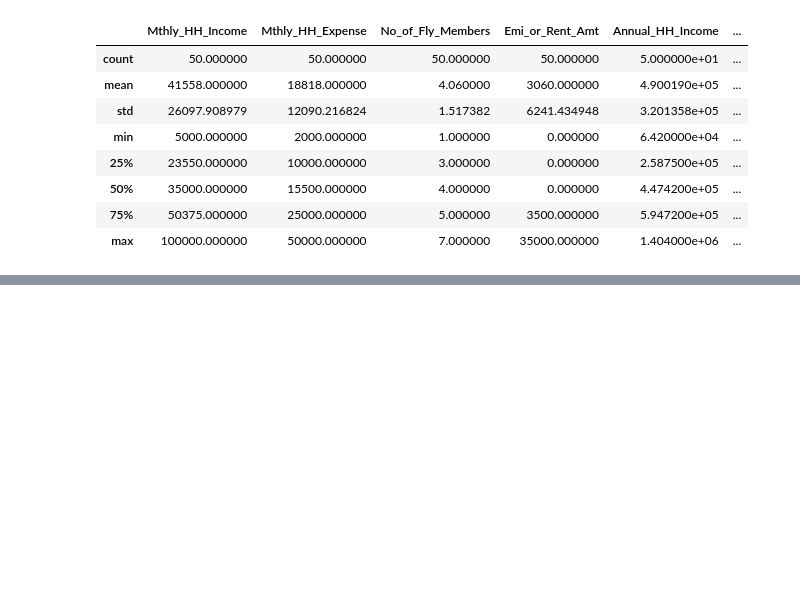
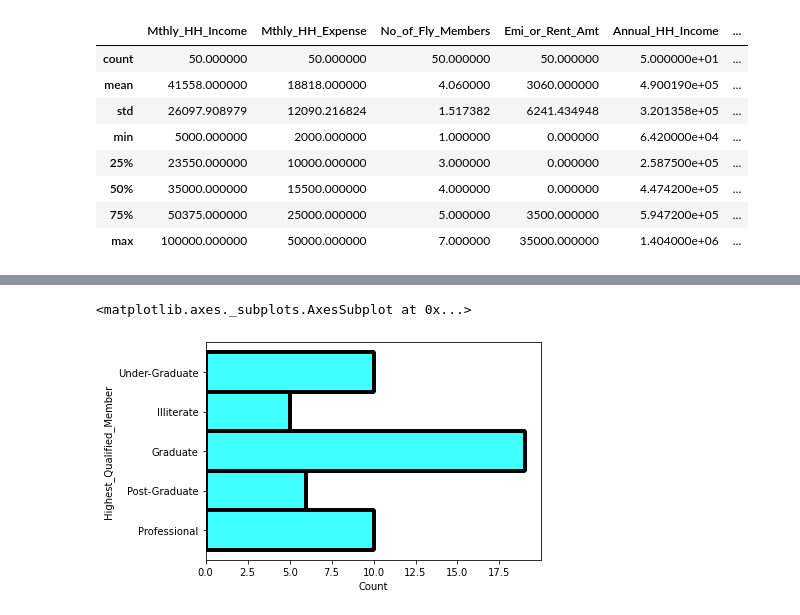
Before and after one commit to TranThiDieuHien/-n-PTDL-Python---HK2, a Jupyter notebook: PTTK_Mo_ta.ipynb, the cells around one changed output, grey strips where cells are left out. Saved outputs shown, nothing was run; the diff lists cells and outputs as text; code cells hidden in the pictures; blank space fills up the shorter version.

```diff
--- a/PTTK_Mo_ta.ipynb
+++ b/PTTK_Mo_ta.ipynb
@@ -98,0 +105,6 @@ data.describe()
+# %%
+HQM = data['Highest_Qualified_Member']
+sns.histplot(data = HQM, color = 'cyan', y = HQM)
+# %% [output]
+<matplotlib.axes._subplots.AxesSubplot at 0x...>
+[figure, added]
```
Also changed, not shown: parts of 3 cells of this notebook.
